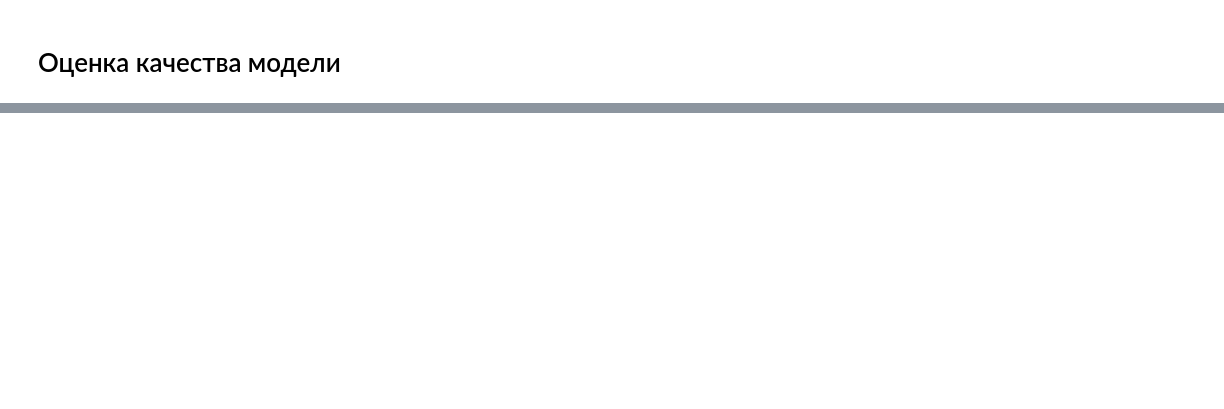
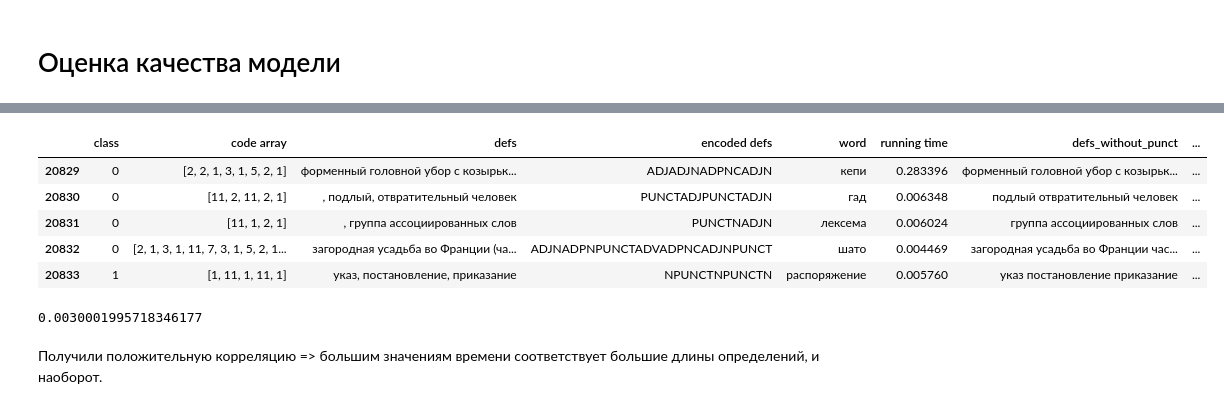
Before and after one commit to Alioth6/contact_game_bot, a Jupyter notebook: src/models/Classification with LSTM.ipynb, the cells around one changed output, grey strips where cells are left out. Saved outputs shown, nothing was run; the diff lists cells and outputs as text; code cells hidden in the pictures; blank space fills up the shorter version.

Commit message:
Add estimation of the LSTM-classifier running time

```diff
--- a/src/models/Classification with LSTM.ipynb
+++ b/src/models/Classification with LSTM.ipynb
@@ -475,0 +477,9 @@ Normalized confusion matrix
+# %%
+import time
+
+start_time = time.time()
+model_lstm.load_weights(model_lstm_save_path)
+model_lstm.evaluate(x_test, y_test, verbose=1)
+end_time = time.time()
+total_time = end_time - start_time
+print(total_time)
@@ -475,0 +502,12 @@ Normalized confusion matrix
+# %%
+times_array = []
+
+for i in range(len(x_test)):
+    start_time = time.time()
+    model_lstm.predict_on_batch(np.array([x_test[i]]))
+    end_time = time.time()
+    curr_time = end_time - start_time
+    times_array.append(curr_time)
+
+test['running time'] = times_array
+test.head()
@@ -475,0 +541,5 @@ Normalized confusion matrix
+# %%
+from string import punctuation
+
+test['defs_without_punct'] =  test.apply(lambda row: ''.join([s for s in row.defs if s not in punctuation]), axis=1)
+test.head()
@@ -475,0 +553,16 @@ Normalized confusion matrix
+# %%
+test['amount_of_words'] =  test.apply(lambda row: len(row.defs_without_punct.split()), axis=1)
+test.head()
+# %% [output]
+|  | class | code array | defs | encoded defs | word | running time | defs_without_punct | ... |
+| 20829 | 0 | [2, 2, 1, 3, 1, 5, 2, 1] | форменный головной убор с козырьк... | ADJADJNADPNCADJN | кепи | 0.283396 | форменный головной убор с козырьк... | ... |
+| 20830 | 0 | [11, 2, 11, 2, 1] | , подлый, отвратительный человек | PUNCTADJPUNCTADJN | гад | 0.006348 | подлый отвратительный человек | ... |
+| 20831 | 0 | [11, 1, 2, 1] | , группа ассоциированных слов | PUNCTNADJN | лексема | 0.006024 | группа ассоциированных слов | ... |
+| 20832 | 0 | [2, 1, 3, 1, 11, 7, 3, 1, 5, 2, 1... | загородная усадьба во Франции (ча... | ADJNADPNPUNCTADVADPNCADJNPUNCT | шато | 0.004469 | загородная усадьба во Франции час... | ... |
+| 20833 | 1 | [1, 11, 1, 11, 1] | указ, постановление, приказание | NPUNCTNPUNCTN | распоряжение | 0.005760 | указ постановление приказание | ... |
+# %%
+test['running time'].corr(test['amount_of_words'])
+# %% [output]
+0.0030001995718346177
+# %% [markdown]
+Получили положительную корреляцию => большим значениям времени соответствует большие длины определений, и наоборот.
```
Also changed, not shown: parts of 25 cells of this notebook.
